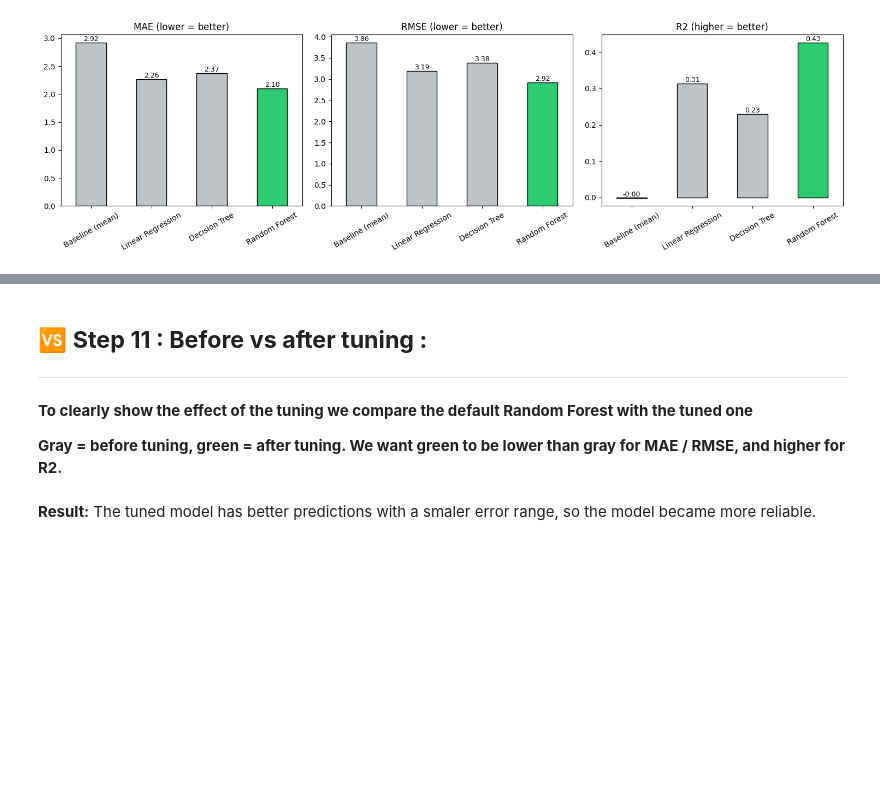
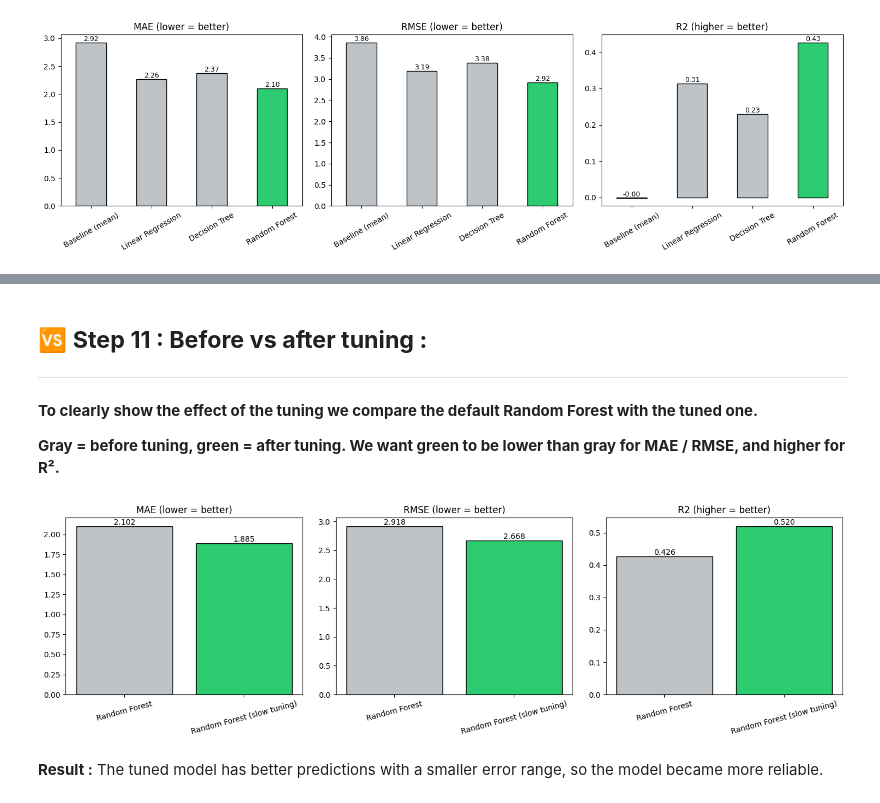
Before and after one commit to comeChaslerie/Tardis, a Jupyter notebook: tardis_model.ipynb, the cells around one changed output, grey strips where cells are left out. Saved outputs shown, nothing was run; the diff lists cells and outputs as text; code cells hidden in the pictures; blank space fills up the shorter version.

```diff
--- a/tardis_model.ipynb
+++ b/tardis_model.ipynb
@@ -687,36 +769,34 @@ plt.show()
 
 ***
 
-**To clearly show the effect of the tuning we compare the default Random Forest with the tuned one**
+**To clearly show the effect of the tuning we compare the default Random Forest with the tuned one.**
 
-
-**Gray = before tuning, green = after tuning. We want green to be lower than gray for MAE / RMSE, and higher for R2.**
+**Gray = before tuning, green = after tuning. We want green to be lower than gray for MAE / RMSE, and higher for R².**
 # %%
-# only keep the two rows we want to compare (Random Forest before vs after tuning)
-compare = results_df.loc[["Random Forest", "Random Forest (tuned)"]]
+# compare untuned Random Forest vs the best tuned one (slow tuning)
+compare = results_df.loc[["Random Forest", "Random Forest (slow tuning)"]]
 
 # three bar charts side by side
 fig, axes = plt.subplots(1, 3, figsize=(15, 4.5))
-# gray = before, green = after
+# gray = before tuning, green = after tuning
 palette = ["#bdc3c7", "#2ecc71"]
 
 for ax, metric in zip(axes, ["MAE", "RMSE", "R2"]):
-    # draw the two bars for the current metric
     bars = ax.bar(compare.index, compare[metric], color=palette, edgecolor="black")
-    # title says if lower or higher is better
     direction = "lower" if metric != "R2" else "higher"
     ax.set_title(f"{metric} ({direction} = better)")
     ax.tick_params(axis="x", rotation=15)
-    # write the value on top of each bar
     for b in bars:
         ax.annotate(f"{b.get_height():.3f}",
                     (b.get_x() + b.get_width()/2, b.get_height()),
                     ha="center", va="bottom", fontsize=10)
 
 plt.tight_layout()
 plt.show()
+# %% [output]
+[figure, added]
 # %% [markdown]
-**Result:** The tuned model has better predictions with a smaler error range, so the model became more reliable.
+**Result :** The tuned model has better predictions with a smaller error range, so the model became more reliable.
 # %% [markdown]
 ## 💾 **Step 12 : Save the best model :**
 
```
Also changed, not shown: parts of 39 cells of this notebook, 2 other files.
